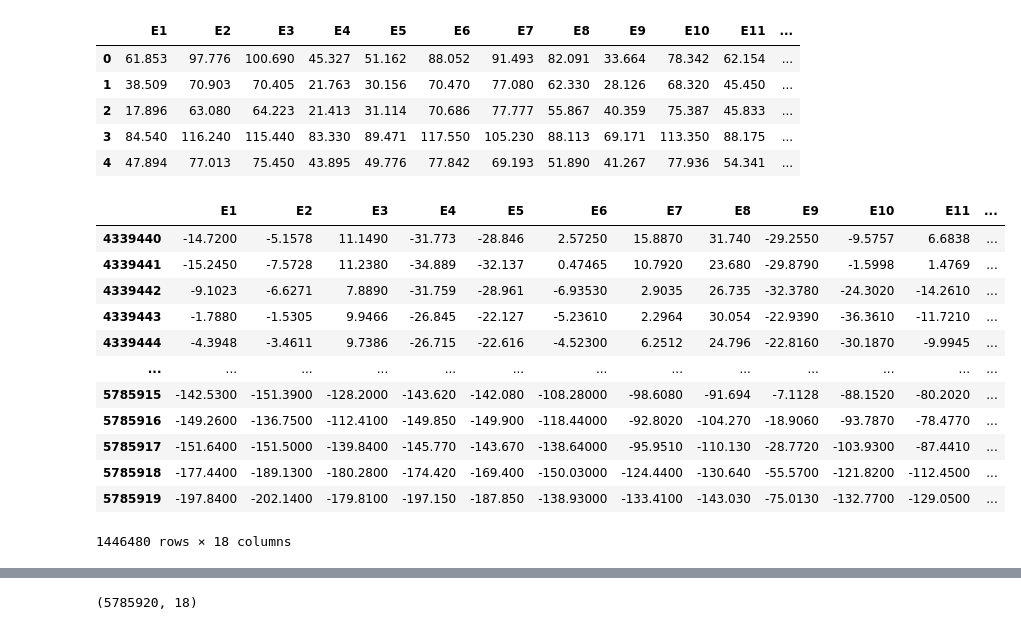
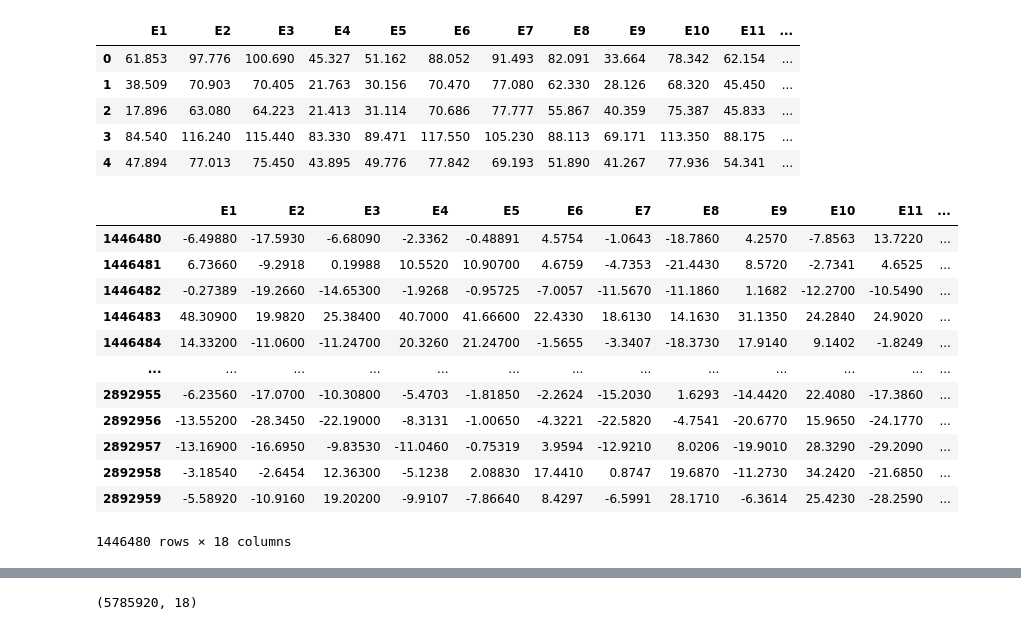
Before and after one commit to magarax/Data_Science, a Jupyter notebook: Novo_Trabalho_Final.ipynb, the cells around one changed output, grey strips where cells are left out. Drawn from its saved outputs; the diff is of its cells as text; code cells hidden in the pictures.

```diff
--- a/Novo_Trabalho_Final.ipynb
+++ b/Novo_Trabalho_Final.ipynb
@@ -14,20 +14,20 @@ df.head()
 | 3 | 84.540 | 116.240 | 115.440 | 83.330 | 89.471 | 117.550 | 105.230 | 88.113 | 69.171 | 113.350 | 88.175 | ... |
 | 4 | 47.894 | 77.013 | 75.450 | 43.895 | 49.776 | 77.842 | 69.193 | 51.890 | 41.267 | 77.936 | 54.341 | ... |
 # %%
-df[df['Classe'] == 3]
+df[df['Classe'] == 1]
 # %% [output]
 |  | E1 | E2 | E3 | E4 | E5 | E6 | E7 | E8 | E9 | E10 | E11 | ... |
-| 4339440 | -14.7200 | -5.1578 | 11.1490 | -31.773 | -28.846 | 2.57250 | 15.8870 | 31.740 | -29.2550 | -9.5757 | 6.6838 | ... |
-| 4339441 | -15.2450 | -7.5728 | 11.2380 | -34.889 | -32.137 | 0.47465 | 10.7920 | 23.680 | -29.8790 | -1.5998 | 1.4769 | ... |
-| 4339442 | -9.1023 | -6.6271 | 7.8890 | -31.759 | -28.961 | -6.93530 | 2.9035 | 26.735 | -32.3780 | -24.3020 | -14.2610 | ... |
-| 4339443 | -1.7880 | -1.5305 | 9.9466 | -26.845 | -22.127 | -5.23610 | 2.2964 | 30.054 | -22.9390 | -36.3610 | -11.7210 | ... |
-| 4339444 | -4.3948 | -3.4611 | 9.7386 | -26.715 | -22.616 | -4.52300 | 6.2512 | 24.796 | -22.8160 | -30.1870 | -9.9945 | ... |
+| 1446480 | -6.49880 | -17.5930 | -6.68090 | -2.3362 | -0.48891 | 4.5754 | -1.0643 | -18.7860 | 4.2570 | -7.8563 | 13.7220 | ... |
+| 1446481 | 6.73660 | -9.2918 | 0.19988 | 10.5520 | 10.90700 | 4.6759 | -4.7353 | -21.4430 | 8.5720 | -2.7341 | 4.6525 | ... |
+| 1446482 | -0.27389 | -19.2660 | -14.65300 | -1.9268 | -0.95725 | -7.0057 | -11.5670 | -11.1860 | 1.1682 | -12.2700 | -10.5490 | ... |
+| 1446483 | 48.30900 | 19.9820 | 25.38400 | 40.7000 | 41.66600 | 22.4330 | 18.6130 | 14.1630 | 31.1350 | 24.2840 | 24.9020 | ... |
+| 1446484 | 14.33200 | -11.0600 | -11.24700 | 20.3260 | 21.24700 | -1.5655 | -3.3407 | -18.3730 | 17.9140 | 9.1402 | -1.8249 | ... |
 | ... | ... | ... | ... | ... | ... | ... | ... | ... | ... | ... | ... | ... |
-| 5785915 | -142.5300 | -151.3900 | -128.2000 | -143.620 | -142.080 | -108.28000 | -98.6080 | -91.694 | -7.1128 | -88.1520 | -80.2020 | ... |
-| 5785916 | -149.2600 | -136.7500 | -112.4100 | -149.850 | -149.900 | -118.44000 | -92.8020 | -104.270 | -18.9060 | -93.7870 | -78.4770 | ... |
-| 5785917 | -151.6400 | -151.5000 | -139.8400 | -145.770 | -143.670 | -138.64000 | -95.9510 | -110.130 | -28.7720 | -103.9300 | -87.4410 | ... |
-| 5785918 | -177.4400 | -189.1300 | -180.2800 | -174.420 | -169.400 | -150.03000 | -124.4400 | -130.640 | -55.5700 | -121.8200 | -112.4500 | ... |
-| 5785919 | -197.8400 | -202.1400 | -179.8100 | -197.150 | -187.850 | -138.93000 | -133.4100 | -143.030 | -75.0130 | -132.7700 | -129.0500 | ... |
+| 2892955 | -6.23560 | -17.0700 | -10.30800 | -5.4703 | -1.81850 | -2.2624 | -15.2030 | 1.6293 | -14.4420 | 22.4080 | -17.3860 | ... |
+| 2892956 | -13.55200 | -28.3450 | -22.19000 | -8.3131 | -1.00650 | -4.3221 | -22.5820 | -4.7541 | -20.6770 | 15.9650 | -24.1770 | ... |
+| 2892957 | -13.16900 | -16.6950 | -9.83530 | -11.0460 | -0.75319 | 3.9594 | -12.9210 | 8.0206 | -19.9010 | 28.3290 | -29.2090 | ... |
+| 2892958 | -3.18540 | -2.6454 | 12.36300 | -5.1238 | 2.08830 | 17.4410 | 0.8747 | 19.6870 | -11.2730 | 34.2420 | -21.6850 | ... |
+| 2892959 | -5.58920 | -10.9160 | 19.20200 | -9.9107 | -7.86640 | 8.4297 | -6.5991 | 28.1710 | -6.3614 | 25.4230 | -28.2590 | ... |
 1446480 rows × 18 columns
 # %%
 df.info()
```
Also changed, not shown: parts of 15 cells of this notebook, 1 other file.
